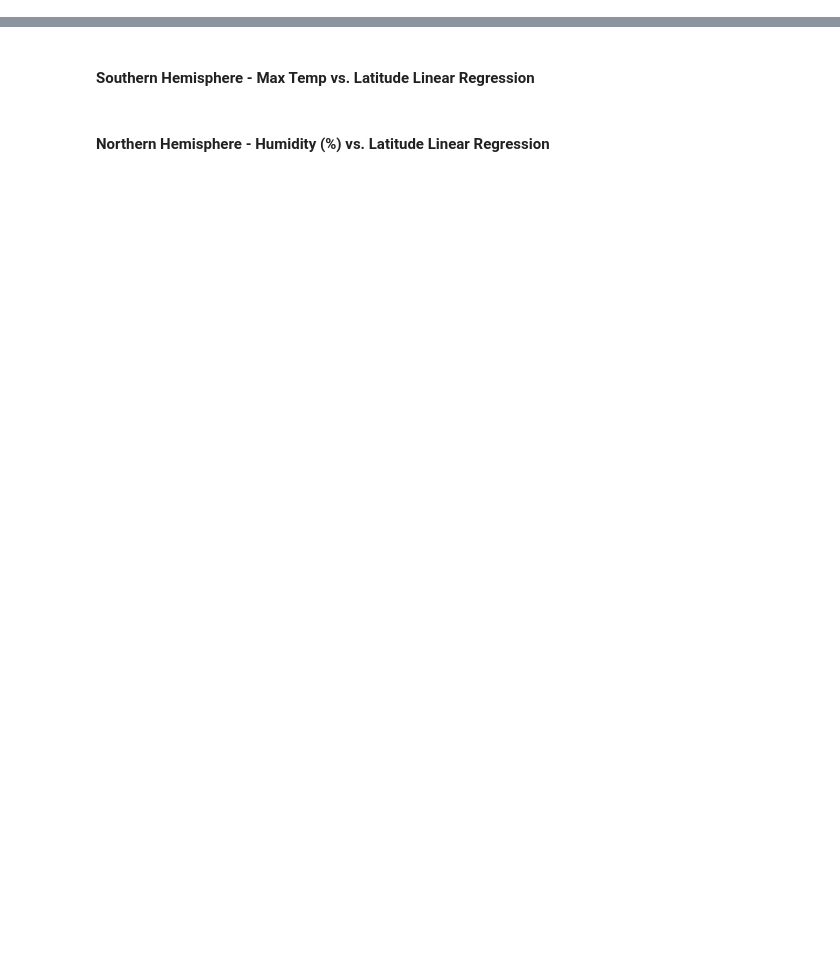
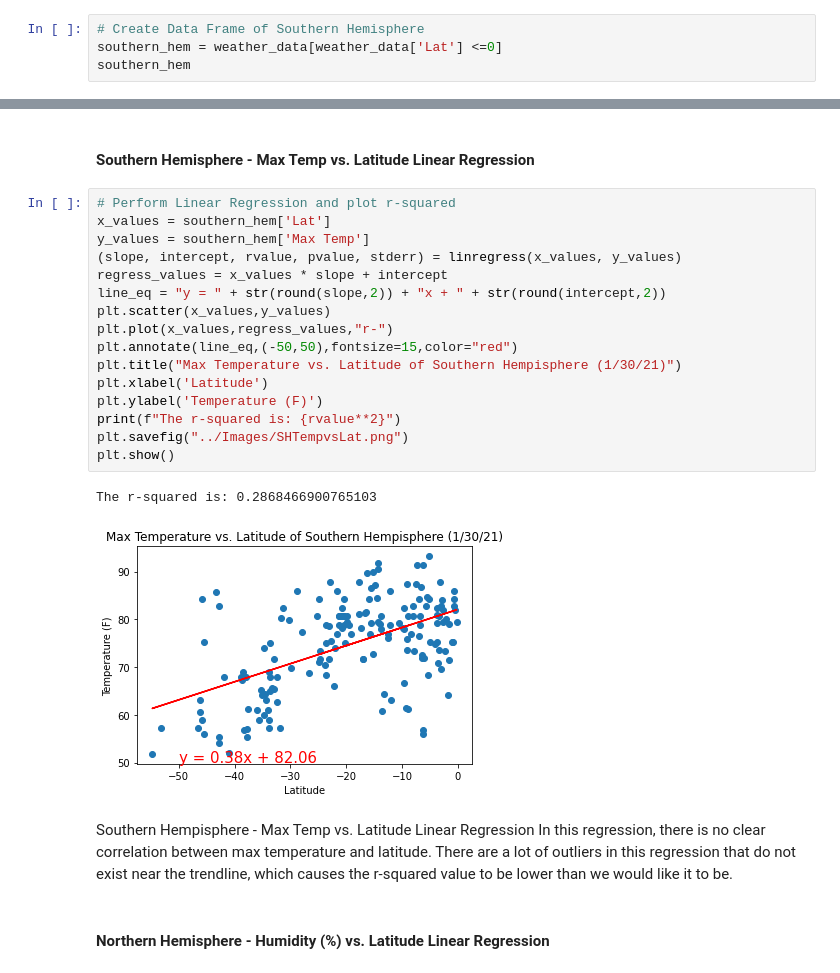
Before and after one commit to terrilvallikalam/Python-API-ChallengeV2, a Jupyter notebook: WeatherPy/WeatherPy.ipynb, the cells around one changed output, grey strips where cells are left out. Saved outputs shown, nothing was run; the diff lists cells and outputs as text; blank space fills up the shorter version.

```diff
--- a/WeatherPy/WeatherPy.ipynb
+++ b/WeatherPy/WeatherPy.ipynb
@@ -238,0 +276,4 @@ weather_data["Humidity"].max()
+# %%
+# Create Data Frame of Southern Hemisphere
+southern_hem = weather_data[weather_data['Lat'] <=0]
+southern_hem
@@ -241,4 +318,26 @@ weather_data["Humidity"].max()
 # %% [markdown]
 ####  Southern Hemisphere - Max Temp vs. Latitude Linear Regression
+# %%
+# Perform Linear Regression and plot r-squared
+x_values = southern_hem['Lat']
+y_values = southern_hem['Max Temp']
+(slope, intercept, rvalue, pvalue, stderr) = linregress(x_values, y_values)
+regress_values = x_values * slope + intercept
+line_eq = "y = " + str(round(slope,2)) + "x + " + str(round(intercept,2))
+plt.scatter(x_values,y_values)
+plt.plot(x_values,regress_values,"r-")
+plt.annotate(line_eq,(-50,50),fontsize=15,color="red")
+plt.title("Max Temperature vs. Latitude of Southern Hempisphere (1/30/21)")
+plt.xlabel('Latitude')
+plt.ylabel('Temperature (F)')
+print(f"The r-squared is: {rvalue**2}")
+plt.savefig("../Images/SHTempvsLat.png")
+plt.show()
+# %% [output]
+The r-squared is: 0.2868466900765103
+[figure, added]
+# %% [markdown]
+Southern Hempisphere - Max Temp vs. Latitude Linear Regression
+In this regression, there is no clear correlation between max temperature and latitude. There are a lot of outliers in this regression that do not exist near the trendline, which causes the r-squared value to be lower than we would like it to be.
 # %% [markdown]
 ####  Northern Hemisphere - Humidity (%) vs. Latitude Linear Regression
```
Also changed, not shown: parts of 39 cells of this notebook, 14 other files.
